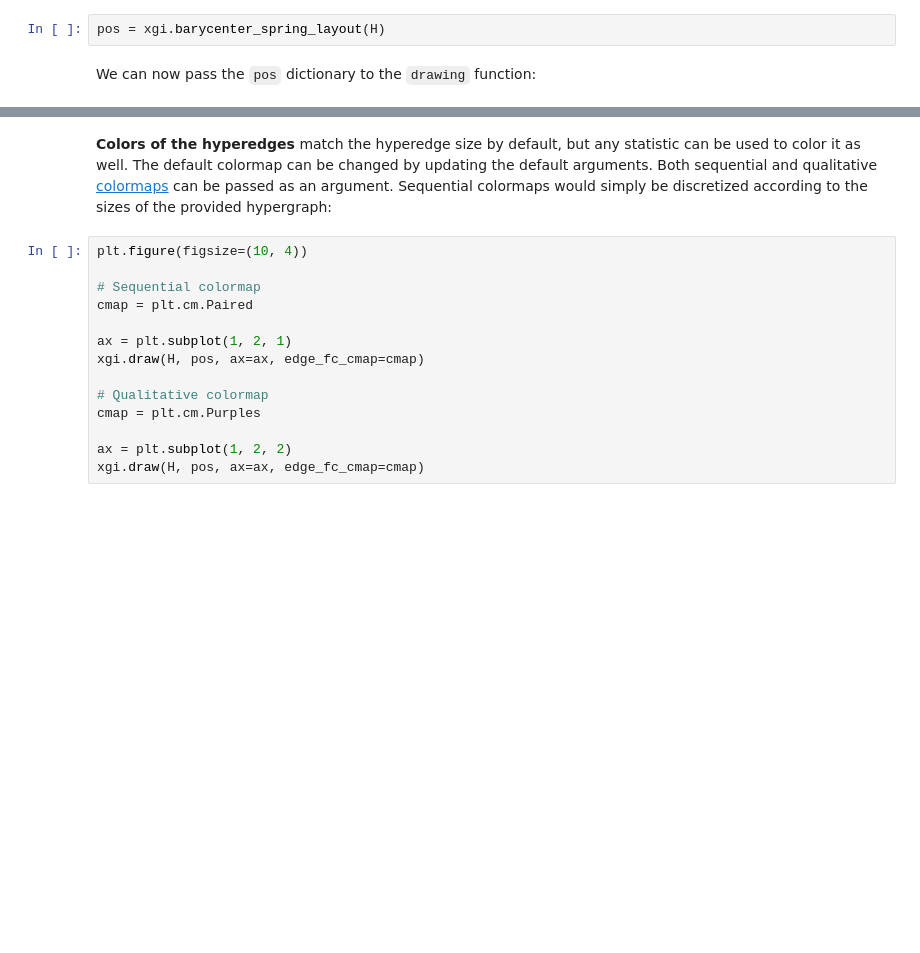
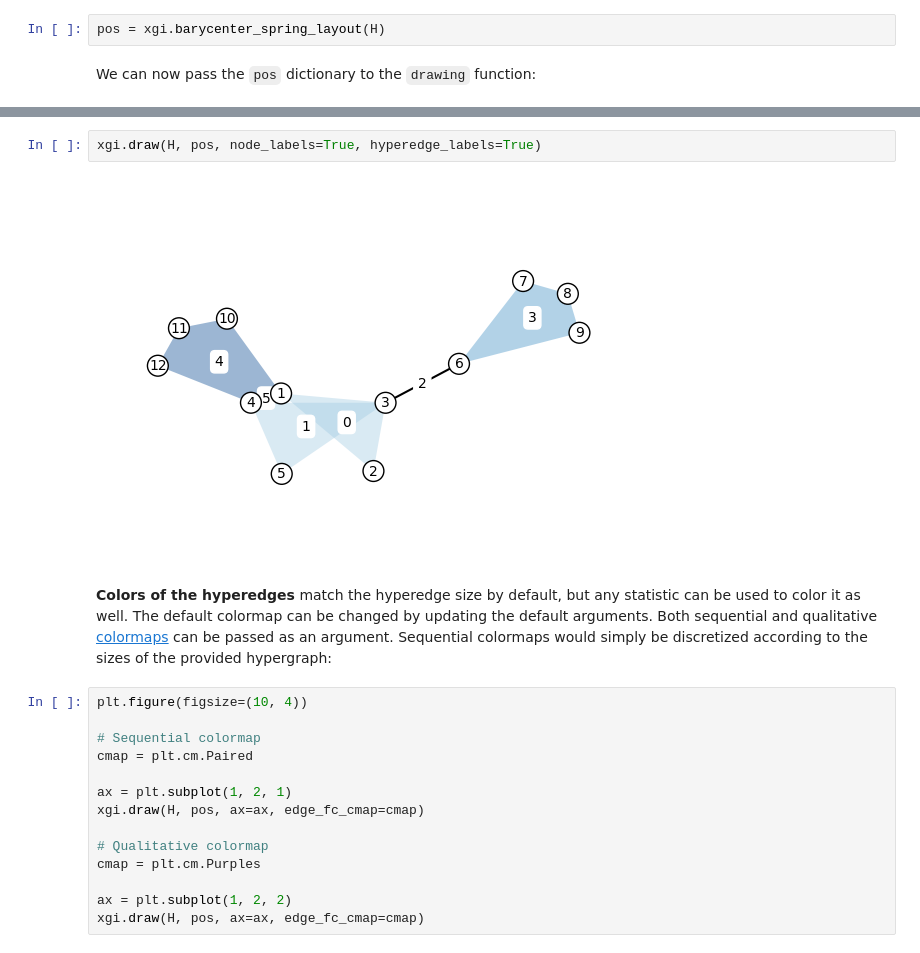
Before and after one commit to xgi-org/xgi, a Jupyter notebook: tutorials/Tutorial 5 - Plotting.ipynb, the cells around one changed output, grey strips where cells are left out. Drawn from its saved outputs; the diff is of its cells as text; blank space fills up the shorter version.

```diff
--- a/tutorials/Tutorial 5 - Plotting.ipynb
+++ b/tutorials/Tutorial 5 - Plotting.ipynb
@@ -52,3 +40,7 @@ xgi.draw(H, pos, with_node_labels=True, with_hyperedge_labels=True)
+# %%
+xgi.draw(H, pos, node_labels=True, hyperedge_labels=True)
+# %% [output]
+[figure, added]
 # %% [markdown]
 **Colors of the hyperedges** match the hyperedge size by default, but any statistic can be used to color it as well. The default colormap can be changed by updating the default arguments. Both sequential and qualitative [colormaps](https://matplotlib.org/stable/tutorials/colors/colormaps.html) can be passed as an argument. Sequential colormaps would simply be discretized according to the sizes of the provided hypergraph:
 # %%
```
Also changed, not shown: parts of 20 cells of this notebook, 1 other file.
